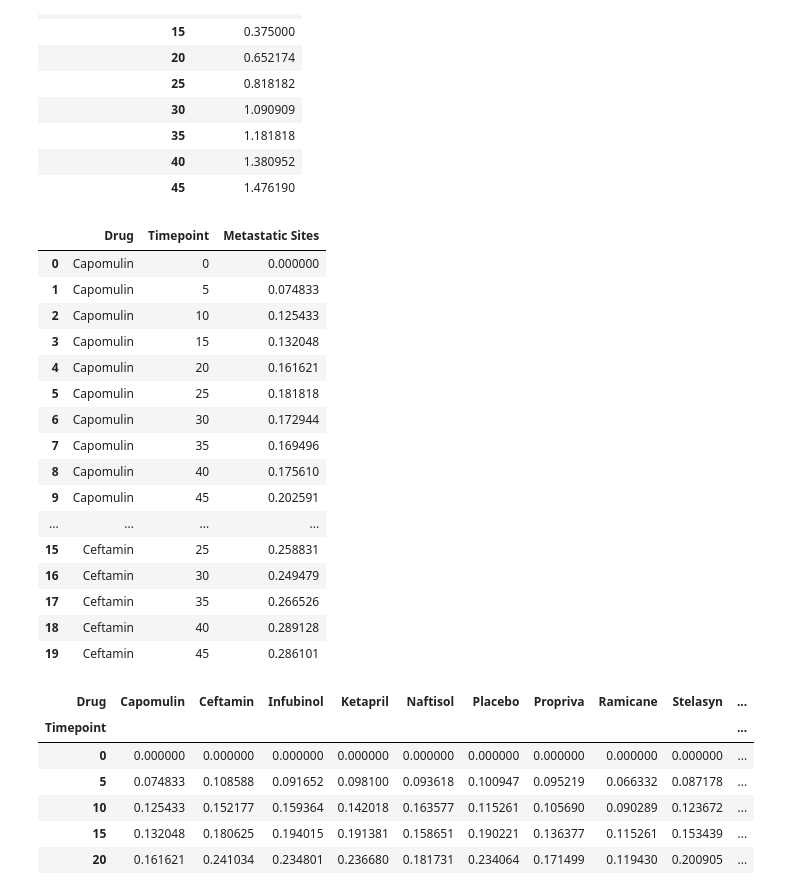
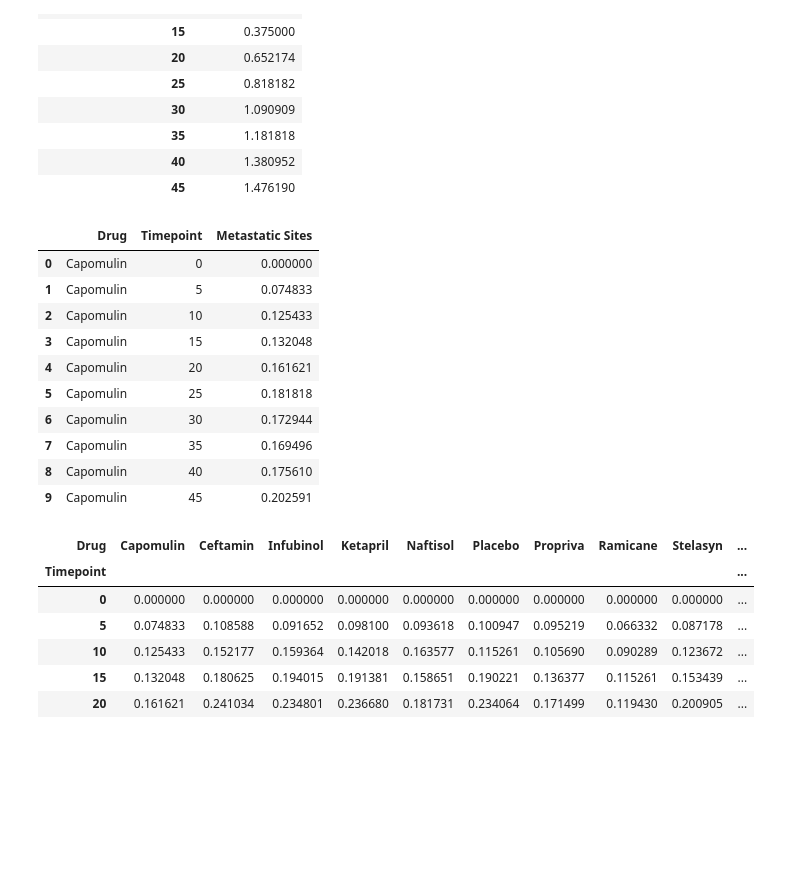
Before and after one commit to jdaltuvec/matplotlib-challenge, a Jupyter notebook: Pymaceuticals/pymaceuticals.ipynb, the cells around one changed output. Cells and saved outputs as stored; diff of their text form; code cells hidden in the pictures; blank space fills up the shorter version.

```diff
--- a/Pymaceuticals/pymaceuticals.ipynb
+++ b/Pymaceuticals/pymaceuticals.ipynb
@@ -135,27 +154,23 @@ metas_treat_mean.head(10)
 # %%
 # Store the Standard Error associated with Met. Sites Grouped by Drug and Timepoint
 metas_treat_std = df.groupby(["Drug", "Timepoint"])["Metastatic Sites"].sem().reset_index()
+
 # Convert to DataFrame
 metas_treat_df = pd.DataFrame(metas_treat_std)
+
 # Preview DataFrame
-metas_treat_df.head(20)
+metas_treat_df.head(10)
 # %% [output]
 |  | Drug | Timepoint | Metastatic Sites |
 | 0 | Capomulin | 0 | 0.000000 |
 | 1 | Capomulin | 5 | 0.074833 |
 | 2 | Capomulin | 10 | 0.125433 |
 | 3 | Capomulin | 15 | 0.132048 |
 | 4 | Capomulin | 20 | 0.161621 |
 | 5 | Capomulin | 25 | 0.181818 |
 | 6 | Capomulin | 30 | 0.172944 |
 | 7 | Capomulin | 35 | 0.169496 |
 | 8 | Capomulin | 40 | 0.175610 |
 | 9 | Capomulin | 45 | 0.202591 |
-| ... | ... | ... | ... |
-| 15 | Ceftamin | 25 | 0.258831 |
-| 16 | Ceftamin | 30 | 0.249479 |
-| 17 | Ceftamin | 35 | 0.266526 |
-| 18 | Ceftamin | 40 | 0.289128 |
-| 19 | Ceftamin | 45 | 0.286101 |
 # %%
 # Minor Data Munging to Re-Format the Data Frames
```
Also changed, not shown: parts of 22 cells of this notebook, 6 other files.
